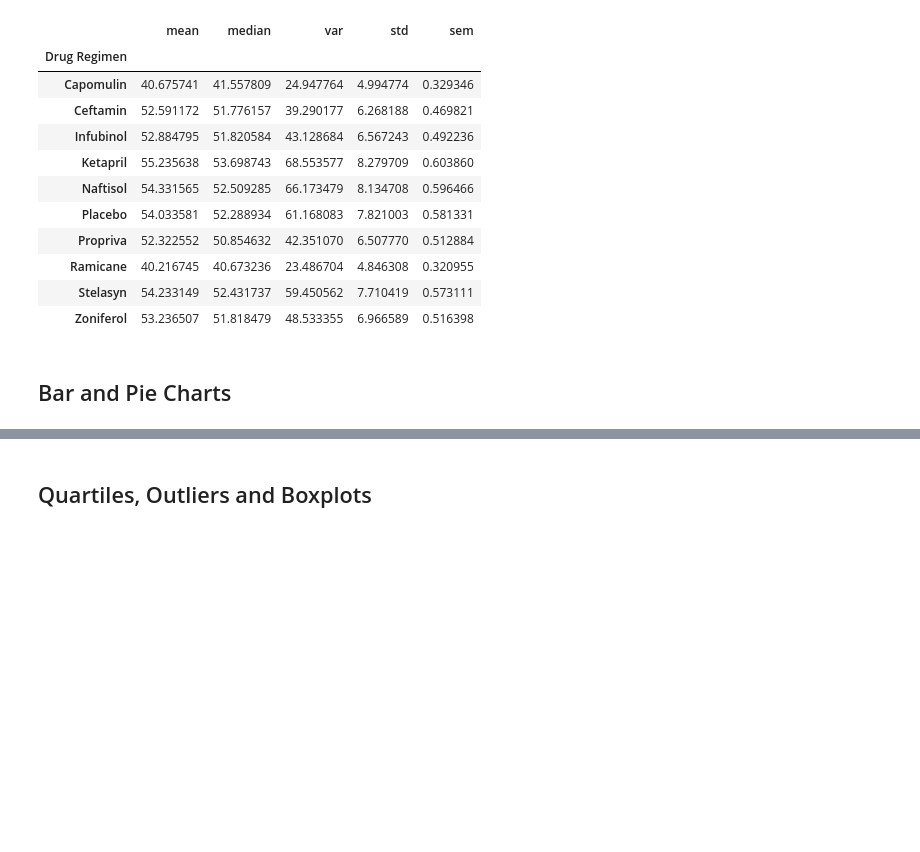
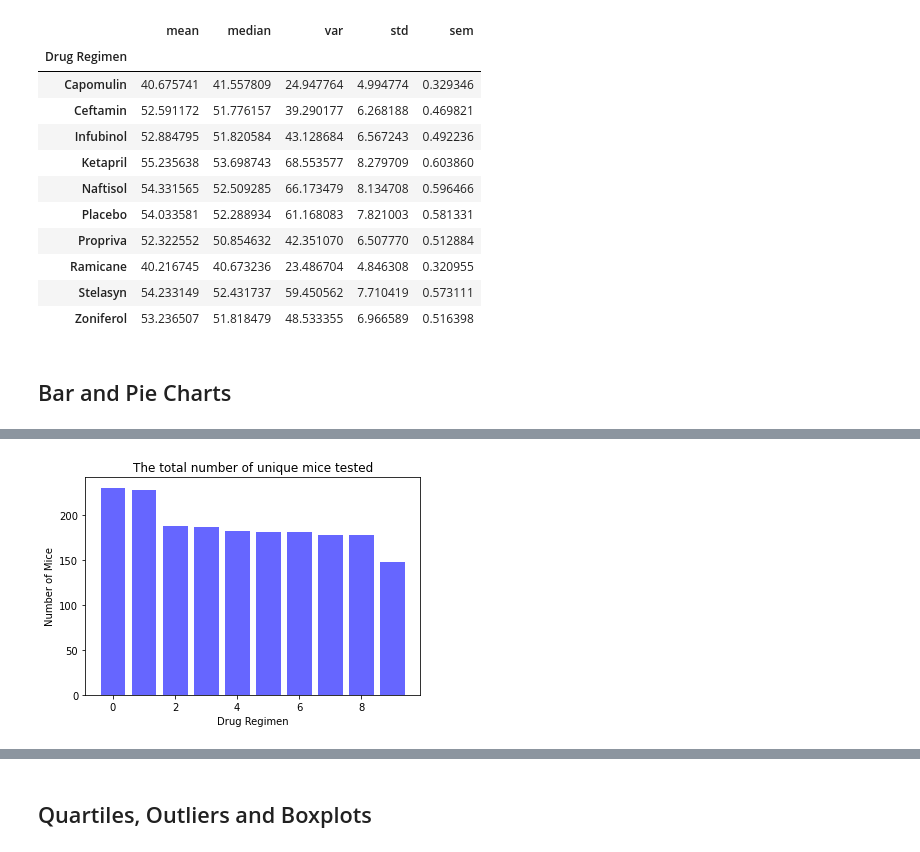
Before and after one commit to Ramyals-web/Matplotlib, a Jupyter notebook: Instructions/Pymaceuticals/pymaceuticals_starter.ipynb, the cells around one changed output, grey strips where cells are left out. Drawn from its saved outputs; the diff is of its cells as text; code cells hidden in the pictures; blank space fills up the shorter version.

```diff
--- a/Instructions/Pymaceuticals/pymaceuticals_starter.ipynb
+++ b/Instructions/Pymaceuticals/pymaceuticals_starter.ipynb
@@ -170,2 +187,11 @@ regimen_agg_df
 # %%
 # Generate a bar plot showing the total number of unique mice tested on each drug regimen using pyplot.
+x_axis = np.arange(len(count))
+#y_axis = clean_df["Drug Regimen"]
+plt.bar(x_axis,count, color="blue", alpha=0.6, align="center")
+plt.title("The total number of unique mice tested")
+plt.xlabel("Drug Regimen")
+plt.ylabel("Number of Mice")
+plt.show()
+# %% [output]
+[figure, added]
```
Also changed, not shown: parts of 11 cells of this notebook.
